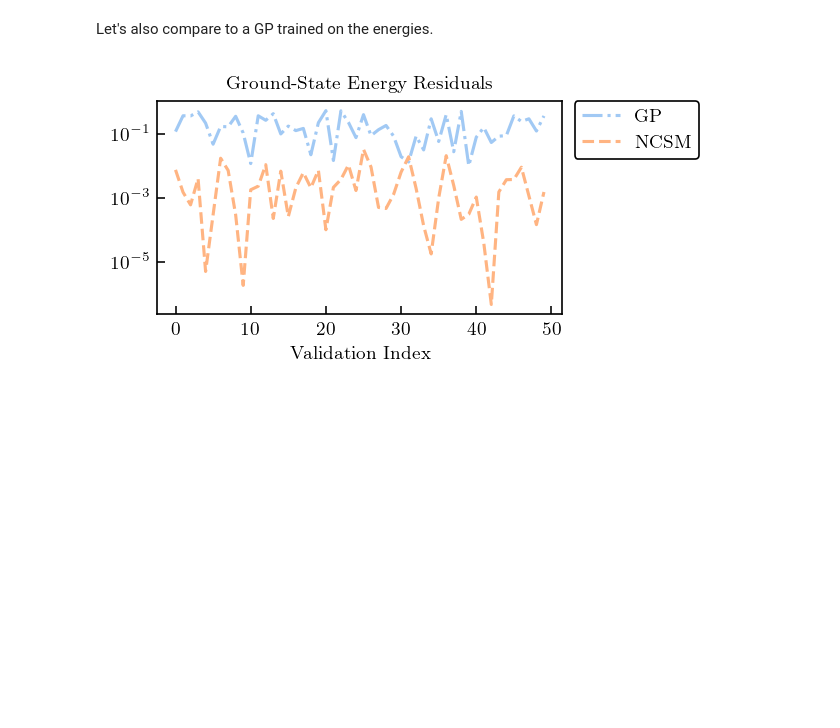
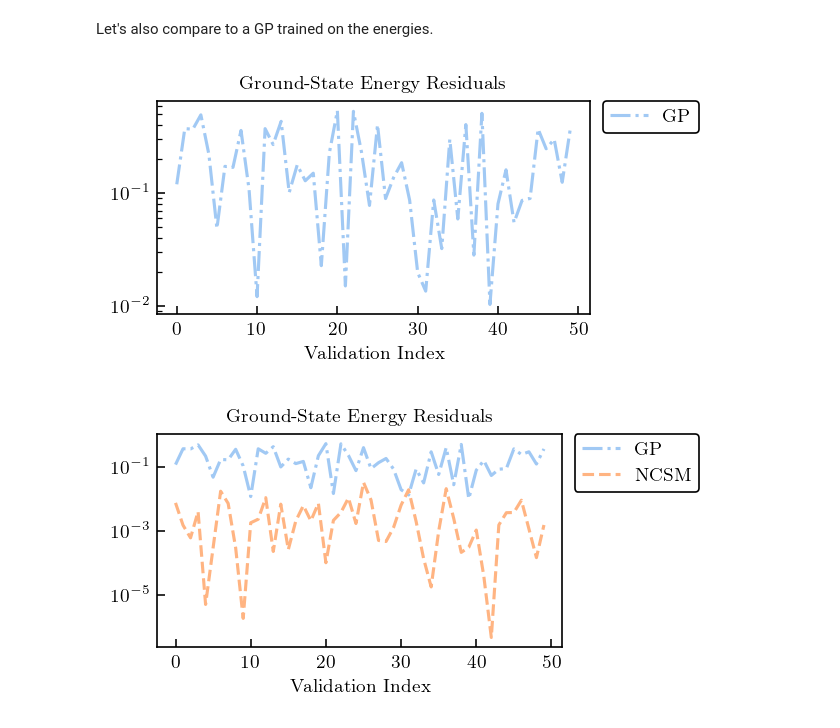
Before and after one commit to jordan-melendez/quantum-emulator-examples, a Jupyter notebook: notebooks/harmonic_oscillator_bound_states.ipynb, the cells around one changed output. Cells and saved outputs as stored; diff of their text form; code cells hidden in the pictures; blank space fills up the shorter version.

```diff
--- a/notebooks/harmonic_oscillator_bound_states.ipynb
+++ b/notebooks/harmonic_oscillator_bound_states.ipynb
@@ -223,6 +228,15 @@ kernel = C(1) * RBF(length_scale=[1,1,1])
 gp = GaussianProcessRegressor(kernel=kernel)
 gp.fit(p_train, ham.E_train)
 E_pred_gp, E_std_gp = gp.predict(p_valid, return_std=True)
+# %%
+fig, ax = plt.subplots(figsize=(4, 2))
+ax.semilogy(np.arange(len(E_full)), np.abs(E_pred_gp-E_full), label='GP', ls='-.')
+ax.legend(loc='upper left', bbox_to_anchor=(1.03,1), borderaxespad=0)
+ax.set_title("Ground-State Energy Residuals")
+ax.set_xlabel("Validation Index")
+fig.savefig("perturbed_oscillator_ground_state_energy_residuals_gp_only.png")
+# %% [output]
+[figure, added]
 # %%
 fig, ax = plt.subplots(figsize=(4, 2))
 ax.semilogy(np.arange(len(E_full)), np.abs(E_pred_gp-E_full), label='GP', ls='-.')
```
Also changed, not shown: parts of 2 cells of this notebook.
